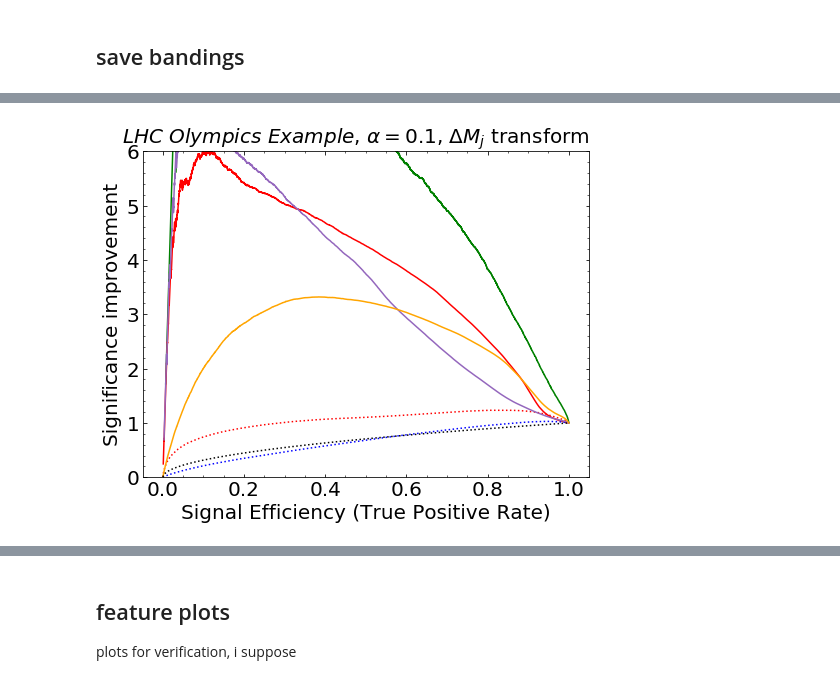
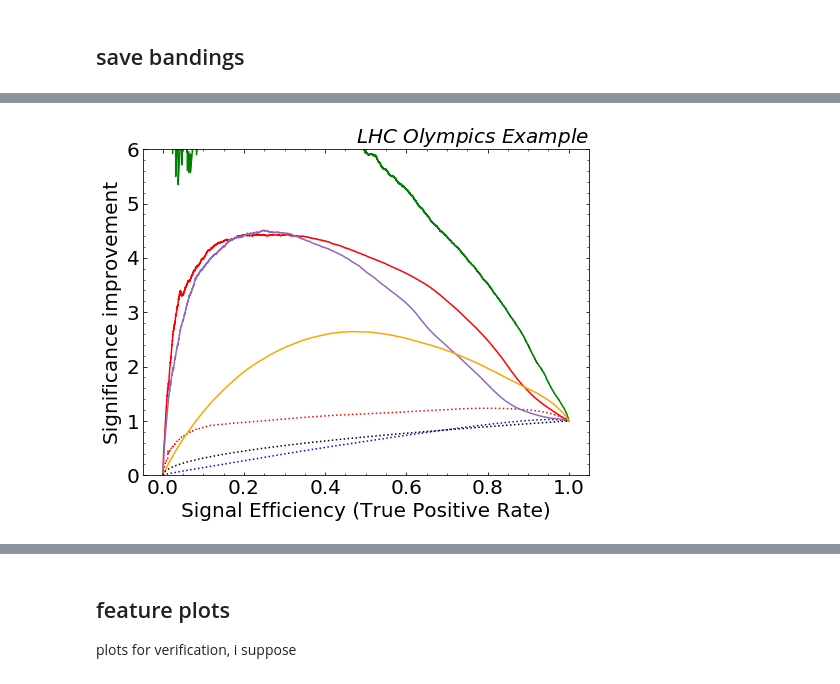
Before and after one commit to bnachman/DCTRHunting, a Jupyter notebook: CWoLaSimulationAssistedDecorrelationCorrelated_deltaMj_extraCorr.ipynb, the cells around one changed output, grey strips where cells are left out. Saved outputs shown, nothing was run; the diff lists cells and outputs as text; code cells hidden in the pictures.

```diff
--- a/CWoLaSimulationAssistedDecorrelationCorrelated_deltaMj_extraCorr.ipynb
+++ b/CWoLaSimulationAssistedDecorrelationCorrelated_deltaMj_extraCorr.ipynb
@@ -408,10 +408,10 @@ for i in tqdm.tqdm(range(n_injections)):
     model_dvsim.add(Dense(64, activation='relu'))
     model_dvsim.add(Dense(1, activation='sigmoid'))
     model_dvsim.compile(loss='binary_crossentropy', optimizer='adam', metrics=['accuracy'])
-    hist_dvsim = model_dvsim.fit(norm_func(X_dvsim_train)[:,1:], Y_dvsim_train, epochs=EPOCHS,
+    hist_dvsim = model_dvsim.fit(X_dvsim_train[:,1:], Y_dvsim_train, epochs=EPOCHS,
                                  batch_size=batch_size, verbose=0)
 
-    scores_dvsim = model_dvsim.predict(norm_func(X_dvsim_val)[:,1:],batch_size=batch_size)
+    scores_dvsim = model_dvsim.predict(X_dvsim_val[:,1:],batch_size=batch_size)
 
     fpr_dvsim, tpr_dvsim, _ = roc_curve(Y_dvsim_val, scores_dvsim)
     dvsim_rocs = dvsim_rocs.append({'fpr': fpr_dvsim, 'tpr': tpr_dvsim}, ignore_index=True)
@@ -451,10 +451,10 @@ for i in tqdm.tqdm(range(n_injections)):
     model_ocwola.add(Dense(64, activation='relu'))
     model_ocwola.add(Dense(1, activation='sigmoid'))
     model_ocwola.compile(loss='binary_crossentropy', optimizer='adam', metrics=['accuracy'])
-    hist_ocwola = model_ocwola.fit(norm_func(X_ocwola_train)[:,1:], Y_ocwola_train, epochs=EPOCHS,
+    hist_ocwola = model_ocwola.fit(X_ocwola_train[:,1:], Y_ocwola_train, epochs=EPOCHS,
                                  batch_size=batch_size, verbose=0)
 
-    scores_ocwola = model_ocwola.predict(norm_func(X_ocwola_val)[:,1:],batch_size=batch_size)
+    scores_ocwola = model_ocwola.predict(X_ocwola_val[:,1:],batch_size=batch_size)
 
     fpr_ocwola, tpr_ocwola, _ = roc_curve(Y_ocwola_val, scores_ocwola)
     ocwola_rocs = ocwola_rocs.append({'fpr': fpr_ocwola, 'tpr': tpr_ocwola}, ignore_index=True)
@@ -494,10 +494,10 @@ for i in tqdm.tqdm(range(n_injections)):
     model_cwola.add(Dense(1, activation='sigmoid'))
     model_cwola.compile(loss='binary_crossentropy', optimizer='adam', metrics=['accuracy'])
 
-    hist_cwola = model_cwola.fit(norm_func(X_cwola_train)[:,1:], Y_cwola_train, epochs=EPOCHS,
+    hist_cwola = model_cwola.fit(X_cwola_train[:,1:], Y_cwola_train, epochs=EPOCHS,
                                  batch_size=batch_size, verbose=0)
 
-    scores_cwola = model_cwola.predict(norm_func(X_cwola_val)[:,1:],batch_size=batch_size)
+    scores_cwola = model_cwola.predict(X_cwola_val[:,1:],batch_size=batch_size)
 
     fpr_cwola, tpr_cwola, _ = roc_curve(Y_cwola_val, scores_cwola)
     cwola_rocs = cwola_rocs.append({'fpr': fpr_cwola, 'tpr': tpr_cwola}, ignore_index=True)
@@ -565,12 +565,12 @@ for i in tqdm.tqdm(range(n_injections)):
     model_ksacwola.add(Dense(1, activation='sigmoid'))
     model_ksacwola.compile(loss='binary_crossentropy', optimizer='adam', metrics=['accuracy'])
 
-    hist_ksacwola = model_ksacwola.fit(norm_func(X_ksacwola_train)[:,1:], Y_ksacwola_train, epochs=EPOCHS,
+    hist_ksacwola = model_ksacwola.fit(X_ksacwola_train[:,1:], Y_ksacwola_train, epochs=EPOCHS,
                                      batch_size=batch_size,sample_weight=W_ksacwola_train,
                                      verbose=0
                                     )
 
-    scores_ksacwola = model_ksacwola.predict(norm_func(X_ksacwola_val)[:,1:],batch_size=batch_size)
+    scores_ksacwola = model_ksacwola.predict(X_ksacwola_val[:,1:],batch_size=batch_size)
 
     fpr_ksacwola, tpr_ksacwola, _ = roc_curve(Y_ksacwola_val, scores_ksacwola)
     ksacwola_rocs = ksacwola_rocs.append({'fpr': fpr_ksacwola, 'tpr': tpr_ksacwola}, ignore_index=True)
@@ -779,35 +779,36 @@ ax0.tick_params(direction="in",which="both")
 ax0.minorticks_on()
 plt.xticks(fontsize=20)
 plt.yticks(fontsize=20)
 
 # plt.yscale("log")
 plt.ylim([0, 6])
 
 plt.plot(tpr_sup,tpr_sup/np.sqrt(fpr_sup),label="Supervised",color='green')
 # plt.plot(tpr_sup1d,1./fpr_sup1d,label="Supervised ($x_1$ only)",color='green',ls=":",linewidth=5)
 
 for band in bands:
     if band in ['old-sacwola', 'hl-sacwola']:
         continue
     mu,std = bands[band][5:7]
     plt.plot(tpr_pts, tpr_pts*mu, **bands[band][-1])
 #         if ERR:
 #             plt.fill_between(tpr_pts, tpr_pts*np.sqrt(lower), tpr_pts*np.sqrt(upper), alpha=.2, **bands[band][-1])
 plt.plot(tpr_sup,tpr_sup/np.sqrt(tpr_sup),color="black",ls=":",label="Random")
 
 plt.xlabel(r'Signal Efficiency (True Positive Rate)',fontsize=20)
 plt.ylabel(r"Significance improvement",fontsize=20)
 # plt.legend(frameon=False,fontsize=15,loc="upper right")
-plt.title(r'$LHC$ $Olympics$ $Example$, $\alpha = {}$, $\Delta M_j$ transform'.format(alpha), loc='right', fontsize=20)
+# plt.title(r'$LHC$ $Olympics$ $Example$, $\alpha = {}$, $\Delta M_j$ transform'.format(alpha), loc='right', fontsize=20)
+plt.title(r'$LHC$ $Olympics$ $Example$', loc='right', fontsize=20)
 
 # plt.title("Correlated LHCO Example\n(Median of {} models)".format(n_injections),fontsize=20,)
 plt.savefig('plots/lhco/combined_relsigs_corr_deltamj_extracorr.pdf', pdf=True, bbox_inches='tight')
 plt.savefig('plots/lhco/combined_relsigs_corr_deltamj_extracorr.png', pdf=False, bbox_inches='tight')
 
 # plt.savefig('plots/imperfect_sim_averaged_5/toy_lambda_50.png', bbox_inches='tight', padinches=0)
 # plt.savefig('plots/imperfect_sim_averaged_5/toy_lambda_50.pdf', bbox_inches='tight', padinches=0)
 # %% [output]
-[figure, old version]
+[figure, new version]
 # %%
  # Plot individual bands
 
```
Also changed, not shown: parts of 6 cells of this notebook, 13 other files.
